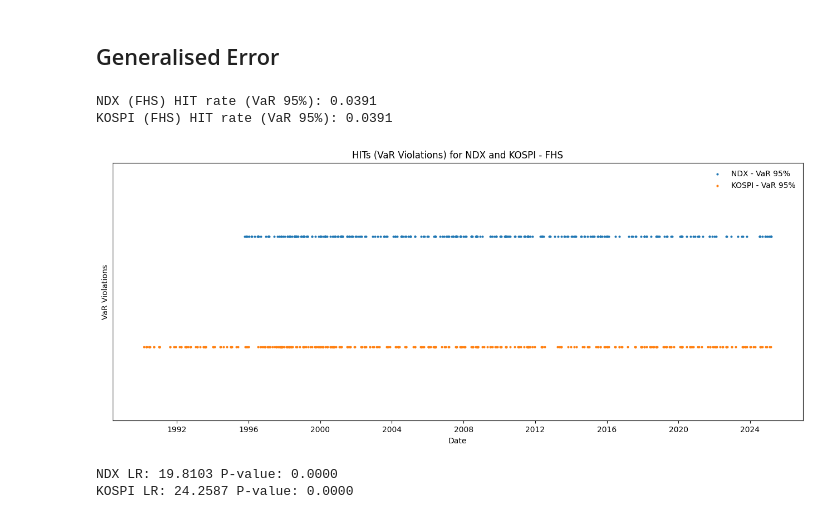
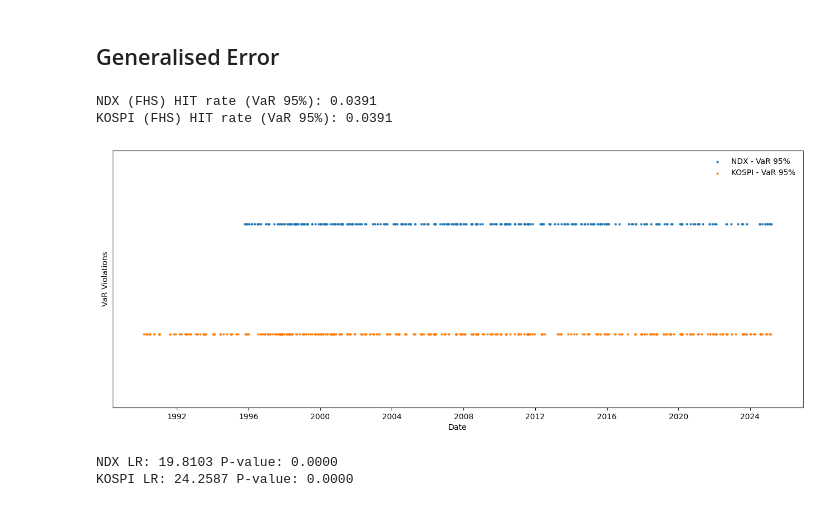
Before and after one commit to JiaqiSun45635/MFE-FE, a Jupyter notebook: PW4/Practical Work 4 Question 2 Latest (1).ipynb, the cells around one changed output. Saved outputs shown, nothing was run; the diff lists cells and outputs as text; code cells hidden in the pictures.

```diff
--- a/PW4/Practical Work 4 Question 2 Latest (1).ipynb
+++ b/PW4/Practical Work 4 Question 2 Latest (1).ipynb
@@ -319,14 +319,15 @@ def plot_hits(hit_dfs, title):
 # %%
 # Compute HITs for FHS VaR (Filtered Historical Simulation)
 ndx_hits_fhs = compute_and_export_hits("NDX (FHS)", ndx_data["Return"], {"VaR 95%": ndx_var_df["VaR 95%"]}, "ndx_combined.csv")
 kospi_hits_fhs = compute_and_export_hits("KOSPI (FHS)", kospi_data["Return"], {"VaR 95%": kospi_var_df["VaR 95%"]}, "kospi_combined.csv")
 
 # Plot HITs for FHS VaR
-plot_hits({"NDX": ndx_hits_fhs, "KOSPI": kospi_hits_fhs}, "HITs (VaR Violations) for NDX and KOSPI - FHS")
+# "HIT Plot (VaR Violations) for NDX and KOSPI - FHS"
+plot_hits({"NDX": ndx_hits_fhs, "KOSPI": kospi_hits_fhs}, title="")
 # %% [output]
 NDX (FHS) HIT rate (VaR 95%): 0.0391
 KOSPI (FHS) HIT rate (VaR 95%): 0.0391
-[figure, old version]
+[figure, new version]
 # %%
 # Function to compute likelihood ratio test for each column in hits_data
 def likelihood_ratio_test(index_name, hits_data, expected_rate=0.05):
```
Also changed, not shown: parts of 5 cells of this notebook.
